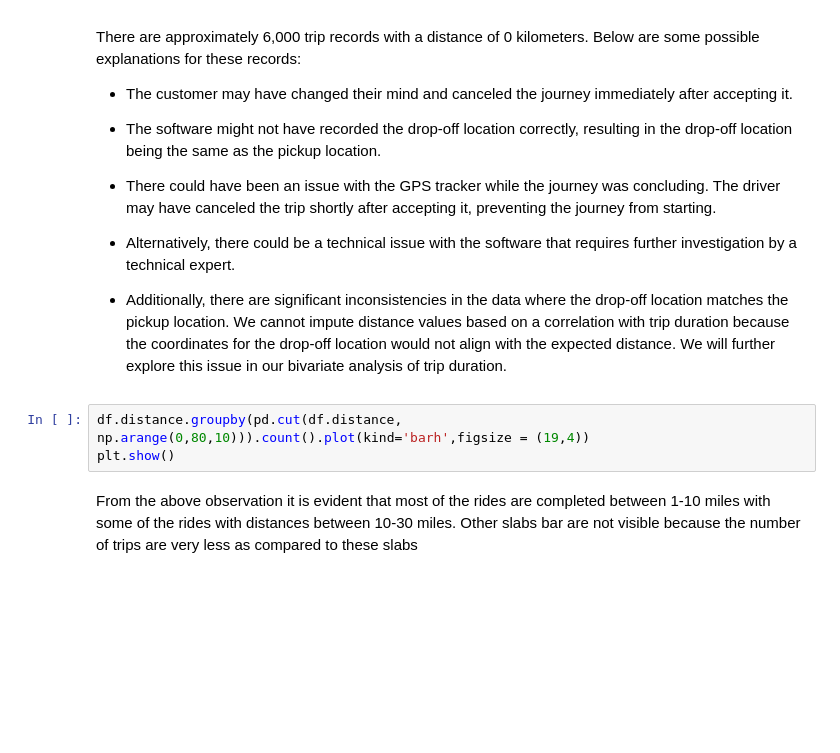
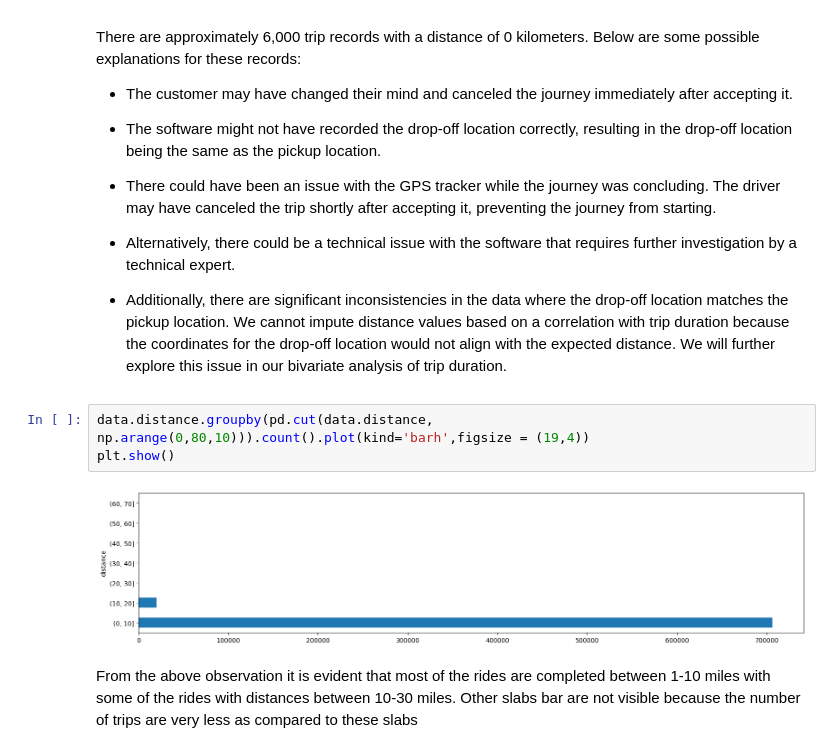
Before and after one commit to JapiKredi/Pinnacle_AI_program_AnalyticsVidyha, a Jupyter notebook: Assignment_nyc_taxi_trip_duration_JasperBongers.ipynb, the cells around one changed output. Drawn from its saved outputs; the diff is of its cells as text; blank space fills up the shorter version.

```diff
--- a/Assignment_nyc_taxi_trip_duration_JasperBongers.ipynb
+++ b/Assignment_nyc_taxi_trip_duration_JasperBongers.ipynb
@@ -741,8 +698,10 @@ The driver may have canceled the trip shortly after accepting it, preventing the
 
 - Additionally, there are significant inconsistencies in the data where the drop-off location matches the pickup location. We cannot impute distance values based on a correlation with trip duration because the coordinates for the drop-off location would not align with the expected distance. We will further explore this issue in our bivariate analysis of trip duration.
 # %%
-df.distance.groupby(pd.cut(df.distance, np.arange(0,80,10))).count().plot(kind='barh',figsize = (19,4))
+data.distance.groupby(pd.cut(data.distance, np.arange(0,80,10))).count().plot(kind='barh',figsize = (19,4))
 plt.show()
+# %% [output]
+[figure, added]
 # %% [markdown]
 From the above observation it is evident that most of the rides are completed between 1-10 miles with some of the rides with distances between 10-30 miles. Other slabs bar are not visible because the number of trips are very less as compared to these slabs
 # %%
```
Also changed, not shown: parts of 15 cells of this notebook.
